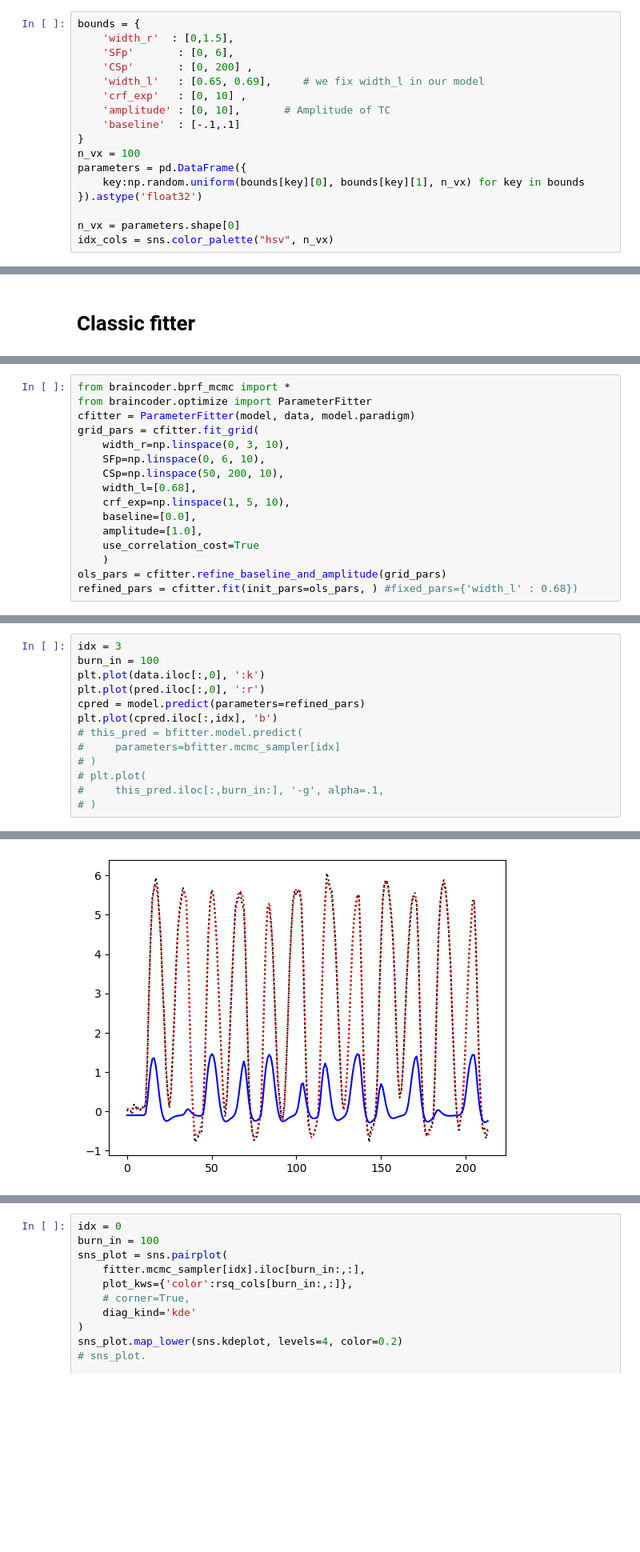
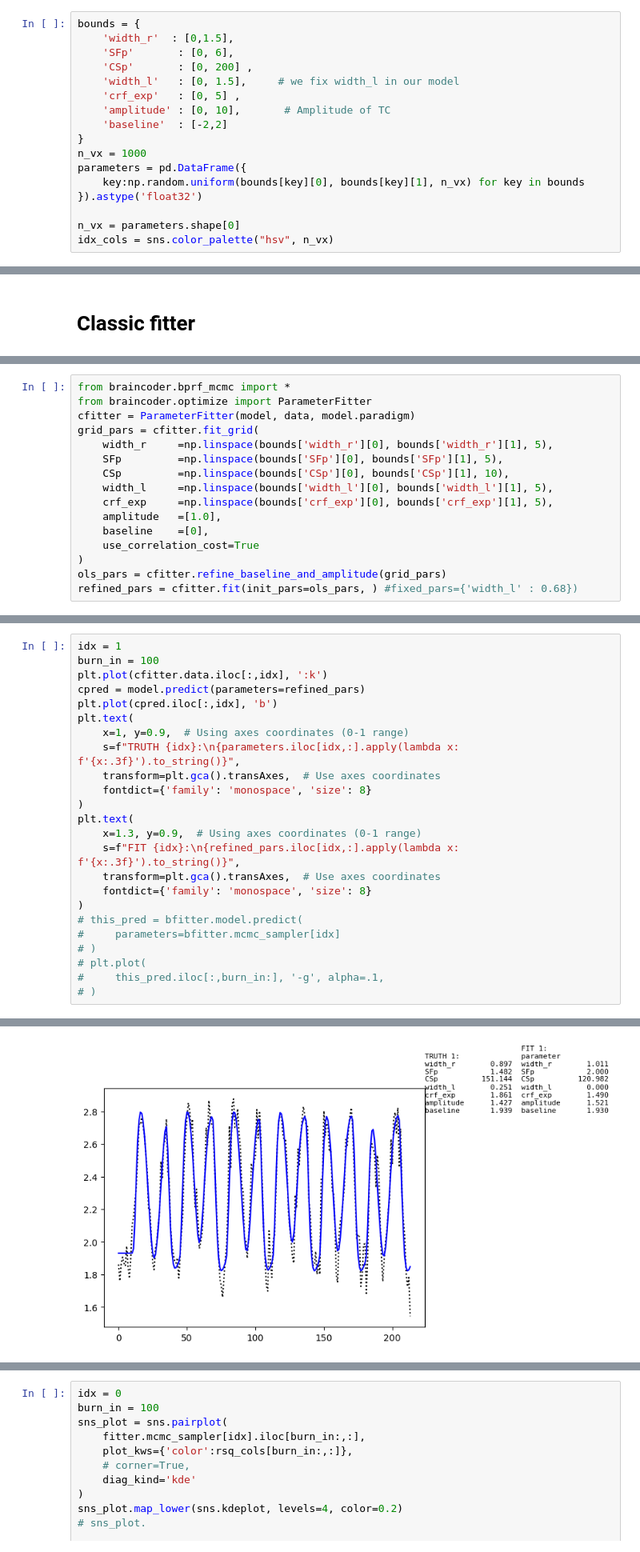
Before and after one commit to mdaghlian/braincoder_bprf, a Jupyter notebook: notebooks/CSENF_mcmc_UNIFORM.ipynb, the cells around one changed output, grey strips where cells are left out. Shown at 80% size. Drawn from its saved outputs; the diff is of its cells as text; blank space fills up the shorter version.

Commit message:
update cleaned some of the CSF model stuff

```diff
--- a/notebooks/CSENF_mcmc_UNIFORM.ipynb
+++ b/notebooks/CSENF_mcmc_UNIFORM.ipynb
@@ -32,12 +32,12 @@ bounds = {
     'width_r'  : [0,1.5],
     'SFp'       : [0, 6],
     'CSp'       : [0, 200] ,
-    'width_l'   : [0.65, 0.69],     # we fix width_l in our model
-    'crf_exp'   : [0, 10] ,
+    'width_l'   : [0, 1.5],     # we fix width_l in our model
+    'crf_exp'   : [0, 5] ,
     'amplitude' : [0, 10],       # Amplitude of TC
-    'baseline'  : [-.1,.1]
+    'baseline'  : [-2,2]
 }
-n_vx = 100
+n_vx = 1000
 parameters = pd.DataFrame({
     key:np.random.uniform(bounds[key][0], bounds[key][1], n_vx) for key in bounds
 }).astype('float32')
@@ -90,15 +90,15 @@ from braincoder.bprf_mcmc import *
 from braincoder.optimize import ParameterFitter
 cfitter = ParameterFitter(model, data, model.paradigm)
 grid_pars = cfitter.fit_grid(
-    width_r=np.linspace(0, 3, 10),
-    SFp=np.linspace(0, 6, 10),
-    CSp=np.linspace(50, 200, 10),
-    width_l=[0.68],
-    crf_exp=np.linspace(1, 5, 10),
-    baseline=[0.0],
-    amplitude=[1.0],
+    width_r     =np.linspace(bounds['width_r'][0], bounds['width_r'][1], 5),
+    SFp         =np.linspace(bounds['SFp'][0], bounds['SFp'][1], 5),
+    CSp         =np.linspace(bounds['CSp'][0], bounds['CSp'][1], 10),
+    width_l     =np.linspace(bounds['width_l'][0], bounds['width_l'][1], 5),
+    crf_exp     =np.linspace(bounds['crf_exp'][0], bounds['crf_exp'][1], 5),
+    amplitude   =[1.0],
+    baseline    =[0],
     use_correlation_cost=True
-    )
+)
 ols_pars = cfitter.refine_baseline_and_amplitude(grid_pars)
 refined_pars = cfitter.fit(init_pars=ols_pars, ) #fixed_pars={'width_l' : 0.68})
 # %% [output]
@@ -173,10 +310,21 @@ Lets run some checks with everything...
 # %%
-idx = 3
+idx = 1
 burn_in = 100
-plt.plot(data.iloc[:,0], ':k')
-plt.plot(pred.iloc[:,0], ':r')
+plt.plot(cfitter.data.iloc[:,idx], ':k')
 cpred = model.predict(parameters=refined_pars)
 plt.plot(cpred.iloc[:,idx], 'b')
+plt.text(
+    x=1, y=0.9,  # Using axes coordinates (0-1 range)
+    s=f"TRUTH {idx}:\n{parameters.iloc[idx,:].apply(lambda x: f'{x:.3f}').to_string()}",
+    transform=plt.gca().transAxes,  # Use axes coordinates
+    fontdict={'family': 'monospace', 'size': 8}
+)
+plt.text(
+    x=1.3, y=0.9,  # Using axes coordinates (0-1 range)
+    s=f"FIT {idx}:\n{refined_pars.iloc[idx,:].apply(lambda x: f'{x:.3f}').to_string()}",
+    transform=plt.gca().transAxes,  # Use axes coordinates
+    fontdict={'family': 'monospace', 'size': 8}
+)
 # this_pred = bfitter.model.predict(
 #     parameters=bfitter.mcmc_sampler[idx]
 # )
@@ -188,2 +336,2 @@ plt.plot(cpred.iloc[:,idx], 'b')
-[figure, old version]
+[figure, new version]
 # %%
```
Also changed, not shown: parts of 20 cells of this notebook, 6 other files.
